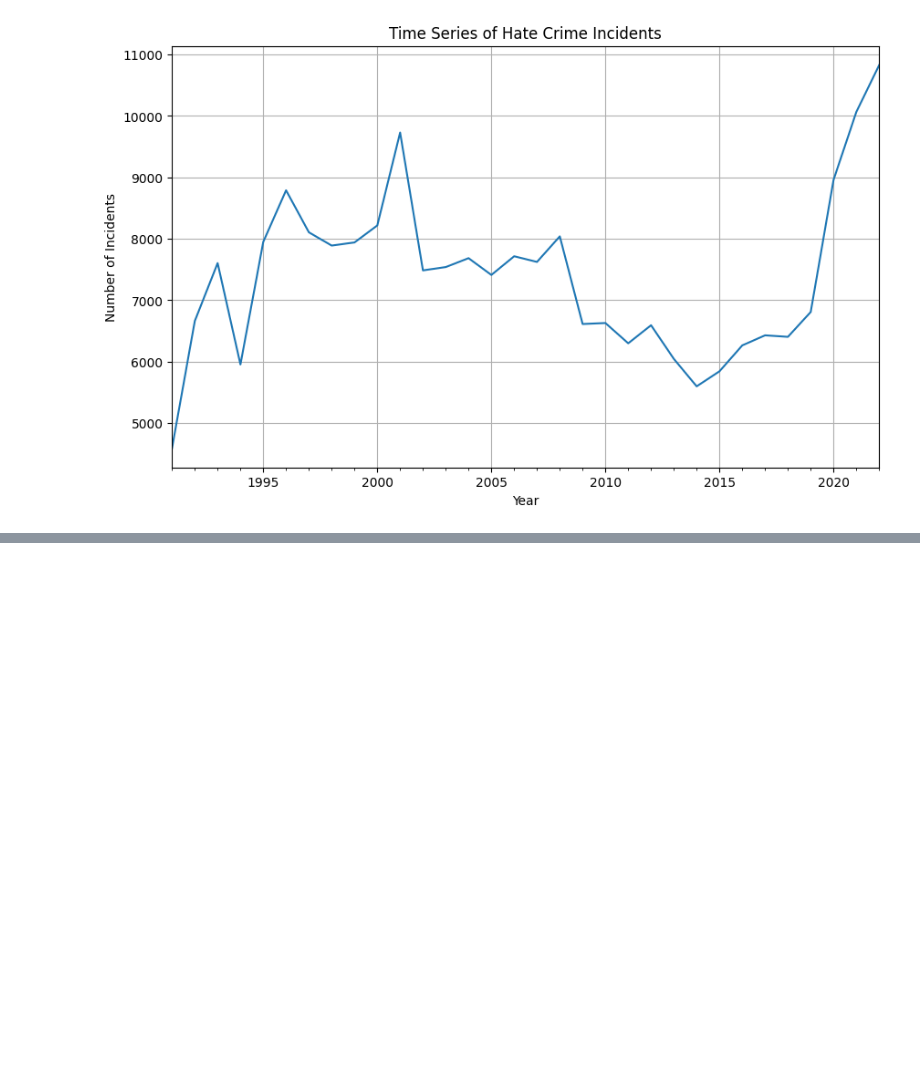
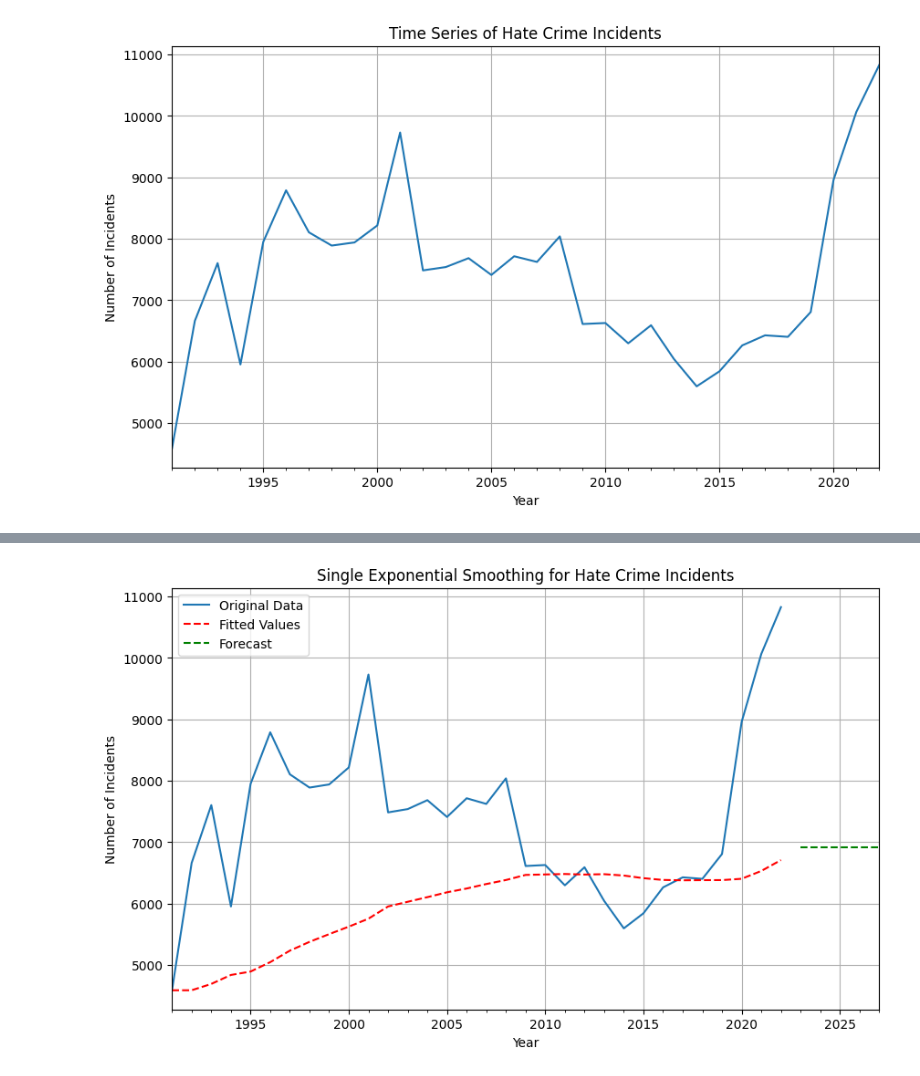
Before and after one commit to UWI-Zess/COMP6940-Project, a Jupyter notebook: main.ipynb, the cells around one changed output, grey strips where cells are left out. Saved outputs shown, nothing was run; the diff lists cells and outputs as text; code cells hidden in the pictures; blank space fills up the shorter version.

Commit message:
included forecasting and map

```diff
--- a/main.ipynb
+++ b/main.ipynb
@@ -524,0 +557,22 @@ plt.show()
+# %%
+from statsmodels.tsa.holtwinters import SimpleExpSmoothing
+
+alpha = 0.05  # You may need to tune this parameter
+
+model = SimpleExpSmoothing(incident_counts)
+fit_model = model.fit(smoothing_level=alpha)
+
+forecast = fit_model.forecast(5)  # Example: forecast for the next 5 periods
+
+plt.figure(figsize=(10, 6))
+incident_counts.plot(label='Original Data')
+fit_model.fittedvalues.plot(label='Fitted Values', linestyle='--', color='red')
+forecast.plot(label='Forecast', linestyle='--', color='green')
+plt.title('Single Exponential Smoothing for Hate Crime Incidents')
+plt.xlabel('Year')  # Change to 'Month' for monthly counts
+plt.ylabel('Number of Incidents')
+plt.legend()
+plt.grid(True)
+plt.show()
+# %% [output]
+[figure, added]
```
Also changed, not shown: parts of 8 cells of this notebook.
